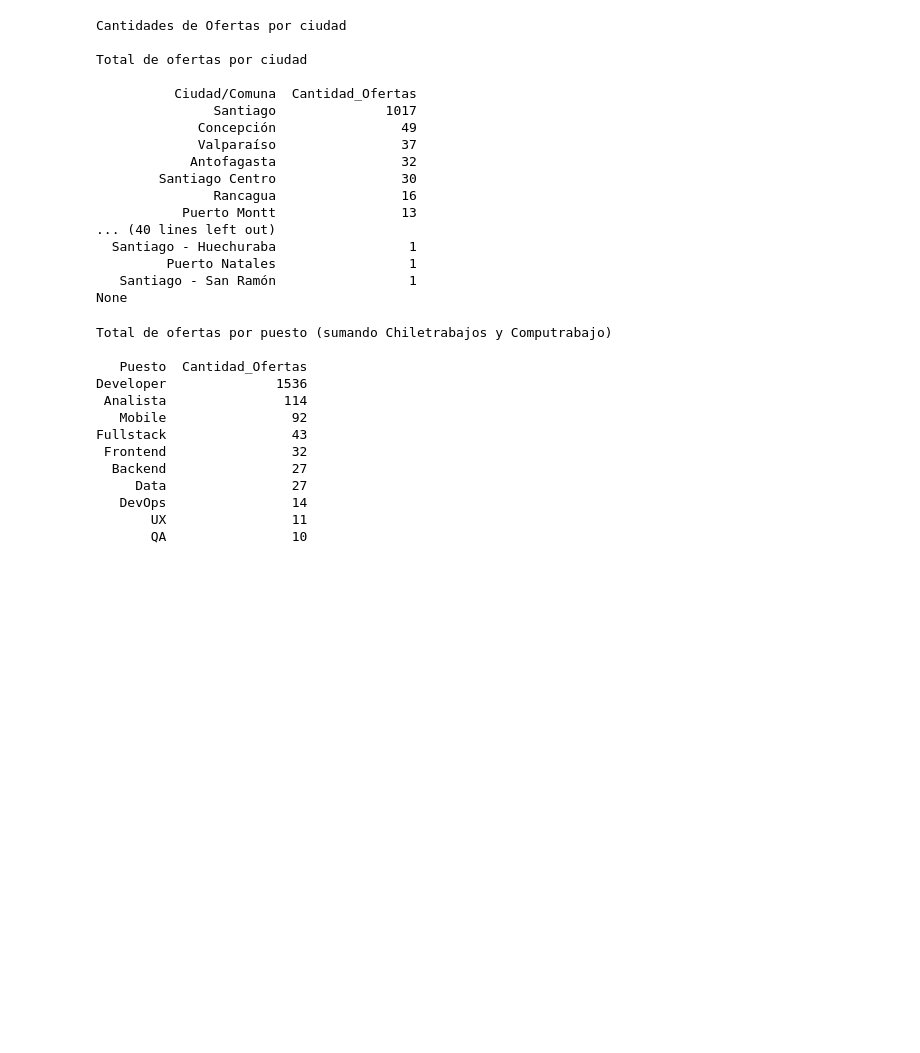
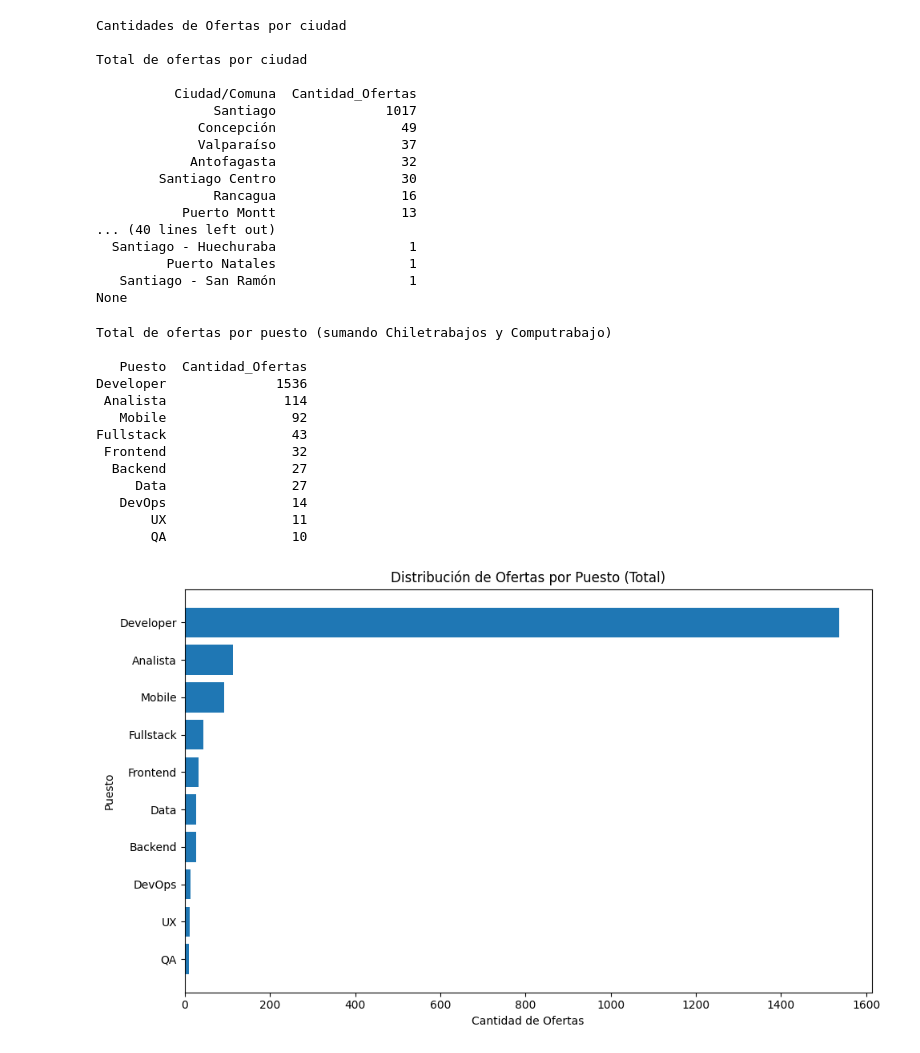
Before and after one commit to Lagartin1/analisisOfertasLab, a Jupyter notebook: src/AnalisisOfertas.ipynb, the cells around one changed output. Saved outputs shown, nothing was run; the diff lists cells and outputs as text; code cells hidden in the pictures; blank space fills up the shorter version.

```diff
--- a/src/AnalisisOfertas.ipynb
+++ b/src/AnalisisOfertas.ipynb
@@ -130,3 +133,16 @@ Fullstack                43
    DevOps                14
        UX                11
        QA                10
+# %%
+# Pie chart de puestos
+tabla_total_sorted = tabla_total.sort_values(by='Cantidad_Ofertas', ascending=True)
+
+pltgr.figure(figsize=(10, 6))
+pltgr.barh(tabla_total_sorted['Puesto'], tabla_total_sorted['Cantidad_Ofertas'])
+pltgr.xlabel('Cantidad de Ofertas')
+pltgr.ylabel('Puesto')
+pltgr.title('Distribución de Ofertas por Puesto (Total)')
+pltgr.tight_layout()
+pltgr.show()
+# %% [output]
+[figure, added]
```
Also changed, not shown: parts of 2 cells of this notebook, 1 other file.
